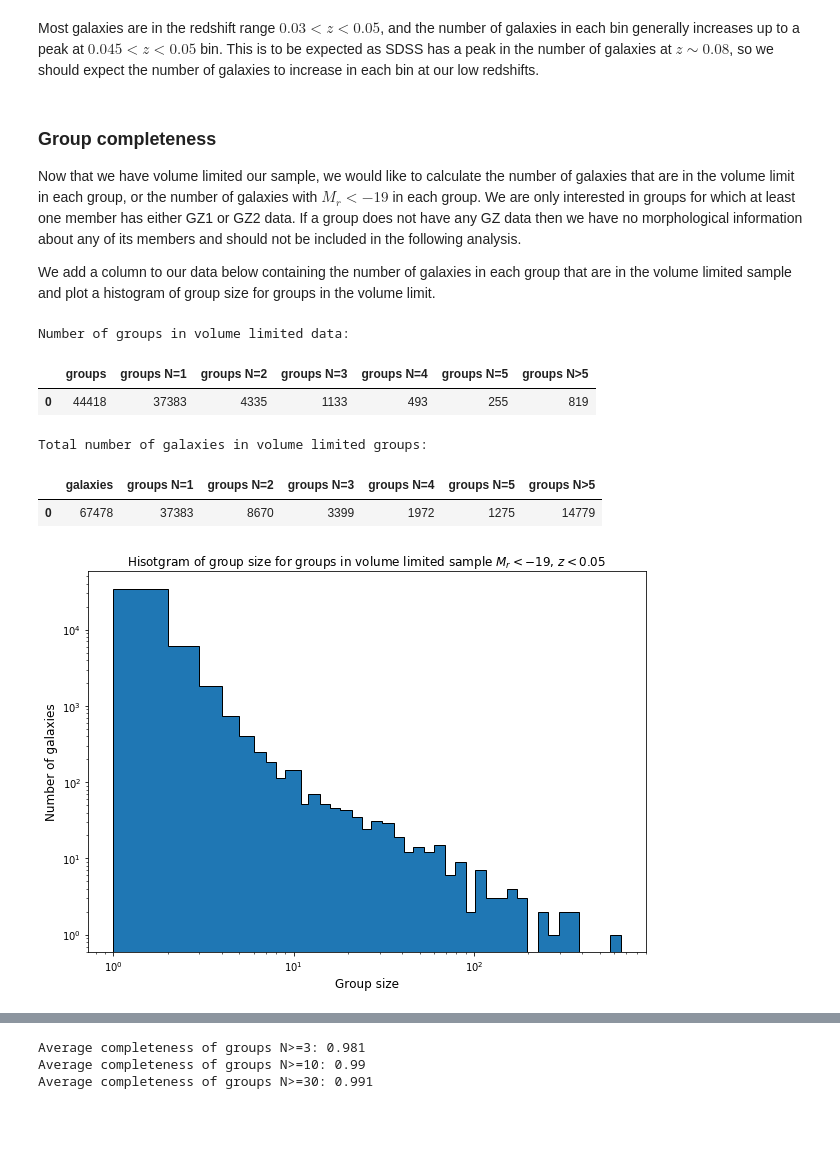
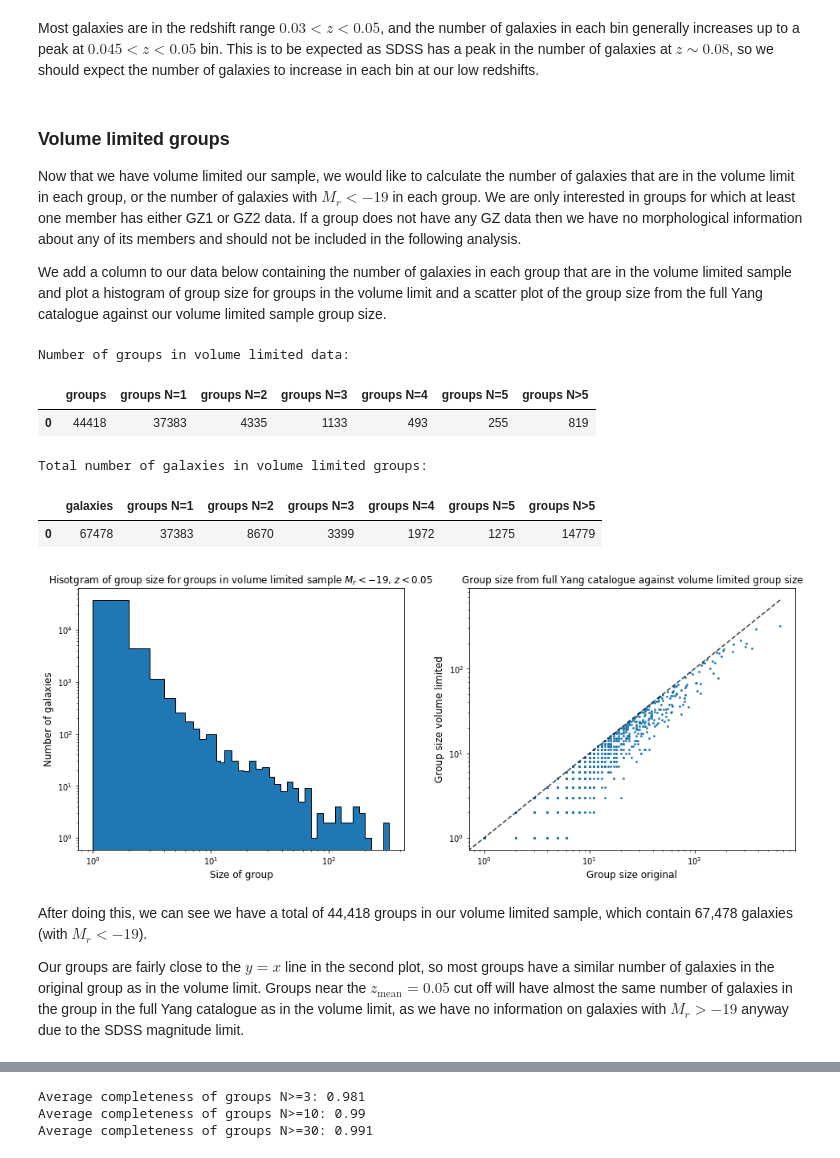
Before and after one commit to tplews98/MPhys_Project, a Jupyter notebook: Hilary work/HT_Week2_VolumeLimited.ipynb, the cells around one changed output, grey strips where cells are left out. Drawn from its saved outputs; the diff is of its cells as text; code cells hidden in the pictures; blank space fills up the shorter version.

Commit message:
Volume limited sample - M_r<-19, 0.01< z<0.05

```diff
--- a/Hilary work/HT_Week2_VolumeLimited.ipynb
+++ b/Hilary work/HT_Week2_VolumeLimited.ipynb
@@ -259,10 +259,10 @@ plt.show()
 # %% [markdown]
 Most galaxies are in the redshift range $ 0.03 < z < 0.05$, and the number of galaxies in each bin generally increases up to a peak at $ 0.045 < z < 0.05$ bin. This is to be expected as SDSS has a peak in the number of galaxies at $z \sim 0.08$, so we should expect the number of galaxies to increase in each bin at our low redshifts.
 # %% [markdown]
-### Group completeness
+### Volume limited groups
 Now that we have volume limited our sample, we would like to calculate the number of galaxies that are in the volume limit in each group, or the number of galaxies with $M_r < -19$ in each group. We are only interested in groups for which at least one member has either GZ1 or GZ2 data. If a group does not have any GZ data then we have no morphological information about any of its members and should not be included in the following analysis.
 
-We add a column to our data below containing the number of galaxies in each group that are in the volume limited sample and plot a histogram of group size for groups in the volume limit.
+We add a column to our data below containing the number of galaxies in each group that are in the volume limited sample and plot a histogram of group size for groups in the volume limit and a scatter plot of the group size from the full Yang catalogue against our volume limited sample group size.
 # %%
 # Group by group id and count the number of galaxies in each group in volume limit
 volume_limited_galaxies_in_group = all_data_pandas.groupby("group_id_new")["volume_limited_sample"].sum()
@@ -319,43 +319,62 @@ volume_limited_group_counts_df = volume_limited_group_counts_df.astype(int)
 
 # Create a new dataframe to be shown as a table, with the number of groups of a certain size as values
 volume_limited_galaxy_counts_df = pd.DataFrame()
 volume_limited_galaxy_counts_df.loc[0, "galaxies"] = sum(volume_limited_galaxy_counts["Number of Galaxies"])
 volume_limited_galaxy_counts_df.loc[0, "groups N=1"] = volume_limited_galaxy_counts[volume_limited_galaxy_counts["size"] == 1]["Number of Galaxies"].iloc[0]
 volume_limited_galaxy_counts_df.loc[0, "groups N=2"] = volume_limited_galaxy_counts[volume_limited_galaxy_counts["size"] == 2]["Number of Galaxies"].iloc[0]
 volume_limited_galaxy_counts_df.loc[0, "groups N=3"] = volume_limited_galaxy_counts[volume_limited_galaxy_counts["size"] == 3]["Number of Galaxies"].iloc[0]
 volume_limited_galaxy_counts_df.loc[0, "groups N=4"] = volume_limited_galaxy_counts[volume_limited_galaxy_counts["size"] == 4]["Number of Galaxies"].iloc[0]
 volume_limited_galaxy_counts_df.loc[0, "groups N=5"] = volume_limited_galaxy_counts[volume_limited_galaxy_counts["size"] == 5]["Number of Galaxies"].iloc[0]
 volume_limited_galaxy_counts_df.loc[0, "groups N>5"] = sum(volume_limited_galaxy_counts[volume_limited_galaxy_counts["size"] > 5]["Number of Galaxies"])
 volume_limited_galaxy_counts_df = volume_limited_galaxy_counts_df.astype(int)
 
 # Display tables
 display(volume_limited_group_counts_df.style.set_caption("Number of groups in volume limited data:"))
 display(volume_limited_galaxy_counts_df.style.set_caption("Total number of galaxies in volume limited groups:"))
 
+# Choose only one row per group
+groups_unique = all_data_pandas[all_data_pandas["volume_limited_sample"] == 1].drop_duplicates(subset=["group_id_new"], keep="first")  # Only keep 1 row for each group
+
 # Create logarithmically spaced bins for logarithmic histogram plot
-bin_start = np.log10(min(all_data["group_size_new"]))
-bin_end = np.log10(max(all_data["group_size_new"]))
+bin_start = np.log10(min(groups_unique["volume_limited_galaxies_in_group"]))
+bin_end = np.log10(max(groups_unique["volume_limited_galaxies_in_group"]))
 num_of_bins = 50
 log_bins = np.logspace(bin_start, bin_end, num_of_bins)
 log_bins = np.around(log_bins)
 log_bins = np.unique(log_bins)
 
-# Plot histogram of group size
-groups_unique = all_data_pandas[all_data_pandas["volume_limited_sample"] == 1].drop_duplicates(subset=["group_id_new"], keep="first")  # Only keep 1 row for each group
-plt.figure(figsize=(10,7))
-plt.hist(groups_unique["group_size"], bins=log_bins, edgecolor="black", histtype="stepfilled")
-plt.xscale("log")
-plt.yscale("log")
-plt.xlabel("Group size", fontsize=12)
-plt.ylabel("Number of galaxies", fontsize=12)
-plt.title("Hisotgram of group size for groups in volume limited sample $M_r < -19$, $z < 0.05$", fontsize=12)
+fig, ax = plt.subplots(1, 2, figsize=(16,6))
+
+# Plot histogram of group size using logarithmic bins
+ax[0].hist(groups_unique["volume_limited_galaxies_in_group"], bins=log_bins, edgecolor="black", histtype="stepfilled")
+ax[0].set_xscale("log")
+ax[0].set_yscale("log")
+ax[0].set_xlabel("Size of group", fontsize=12)
+ax[0].set_ylabel("Number of galaxies", fontsize=12)
+ax[0].set_title("Hisotgram of group size for groups in volume limited sample $M_r < -19$, $z < 0.05$", fontsize=12)
+
+# Plot histogram of group size using logarithmic bins for N >= 3
+ax[1].scatter(groups_unique["group_size_new"], groups_unique["volume_limited_galaxies_in_group"], s=3)
+ax[1].plot([0,max(groups_unique["group_size_new"])], [0,max(groups_unique["group_size_new"])], linestyle="--", color="black", alpha=0.75)
+ax[1].set_xscale("log")
+ax[1].set_yscale("log")
+ax[1].set_xlabel("Group size original", fontsize=12)
+ax[1].set_ylabel("Group size volume limited", fontsize=12)
+ax[1].set_title("Group size from full Yang catalogue against volume limited group size", fontsize=12)
+
+fig.subplots_adjust(wspace=0.2)
+
 plt.show()
 # %% [output]
 Number of groups in volume limited data:
 |  | groups | groups N=1 | groups N=2 | groups N=3 | groups N=4 | groups N=5 | groups N>5 |
 | 0 | 44418 | 37383 | 4335 | 1133 | 493 | 255 | 819 |
 Total number of galaxies in volume limited groups:
 |  | galaxies | groups N=1 | groups N=2 | groups N=3 | groups N=4 | groups N=5 | groups N>5 |
 | 0 | 67478 | 37383 | 8670 | 3399 | 1972 | 1275 | 14779 |
-[figure, old version]
+[figure, new version]
+# %% [markdown]
+After doing this, we can see we have a total of 44,418 groups in our volume limited sample, which contain 67,478 galaxies (with $M_r < -19$).
+
+Our groups are fairly close to the $y=x$ line in the second plot, so most groups have a similar number of galaxies in the original group as in the volume limit. Groups near the $z_\text{mean} = 0.05$ cut off will have almost the same number of galaxies in the group in the full Yang catalogue as in the volume limit, as we have no information on galaxies with $M_r > -19$ anyway due to the SDSS magnitude limit.
 # %% [markdown]
```
Also changed, not shown: parts of 17 cells of this notebook.
